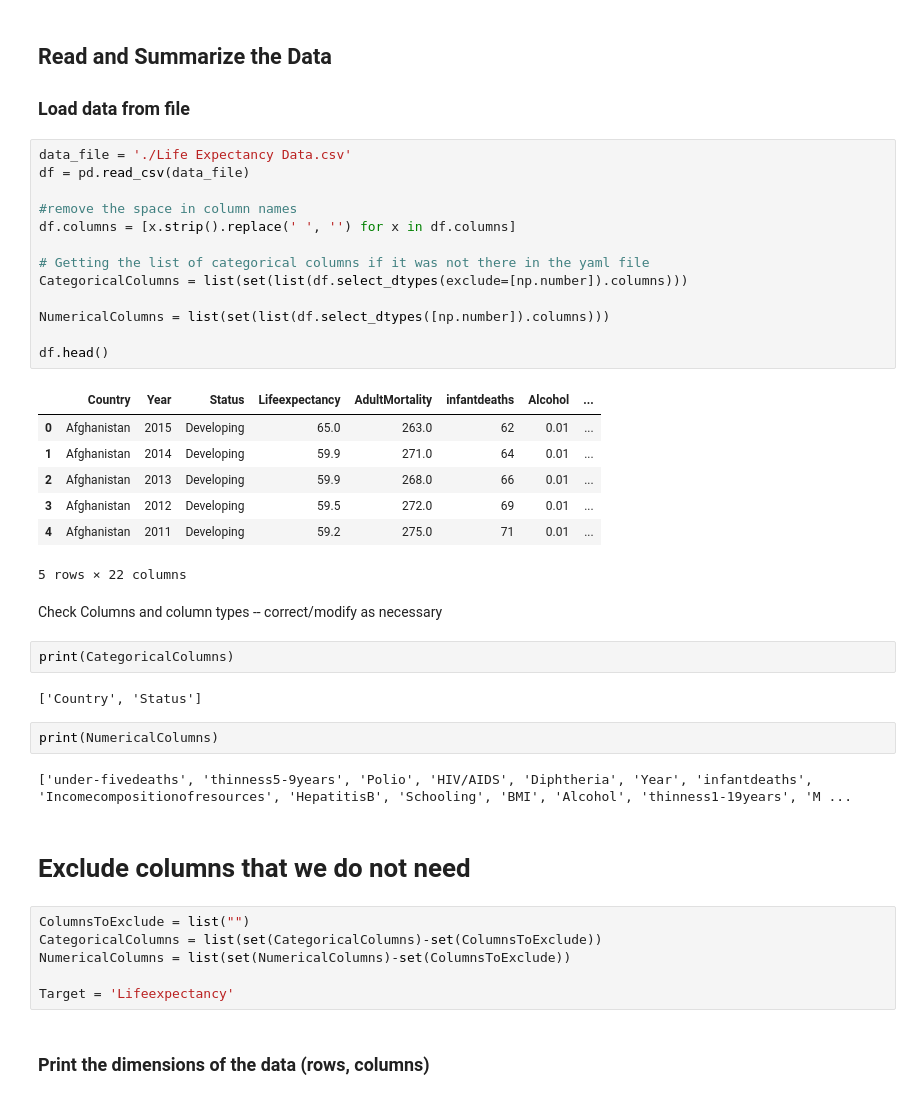
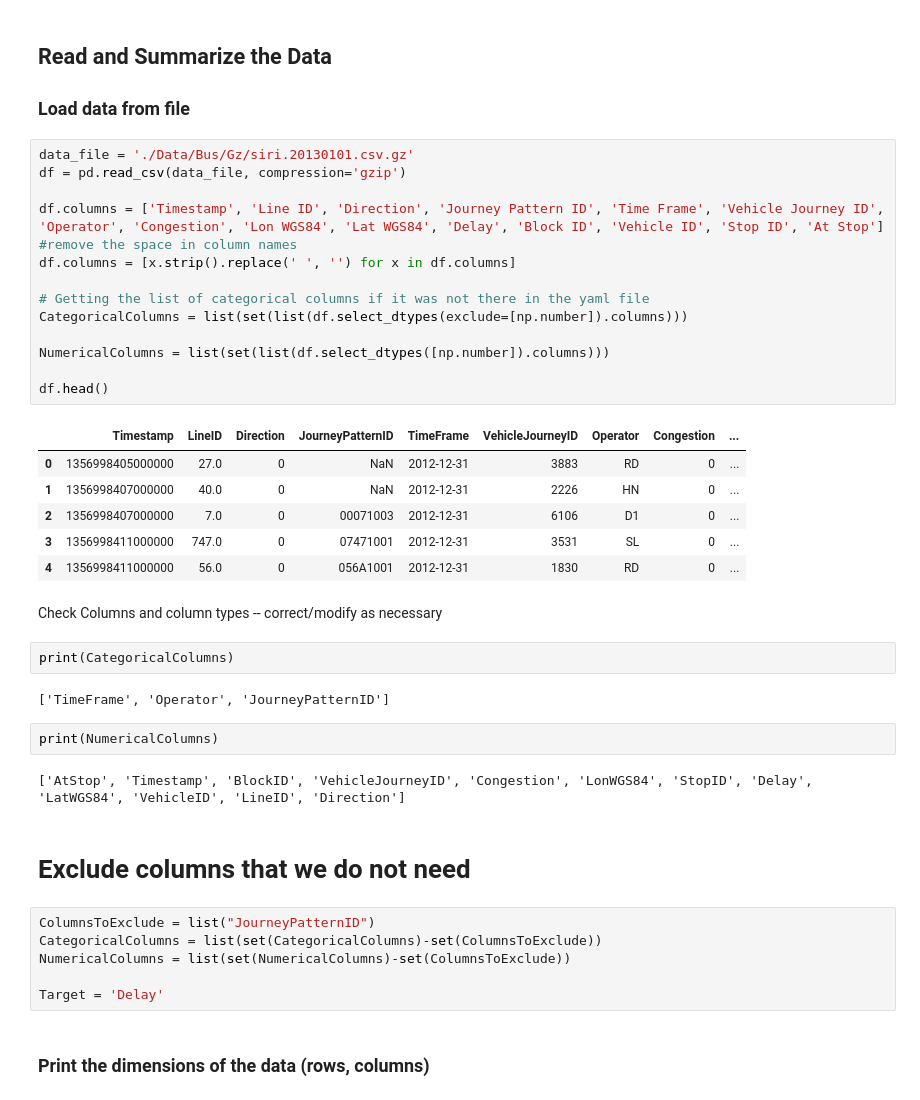
Before and after one commit to sba22230/DublinBusWeatherProject, a Jupyter notebook: Standalone_EDA.ipynb, the cells around one changed output. Drawn from its saved outputs; the diff is of its cells as text.

Commit message:
updates for Dublin bus
Tidied up dublin bus data

```diff
--- a/Standalone_EDA.ipynb
+++ b/Standalone_EDA.ipynb
@@ -441,44 +455,44 @@ sns.set_style('whitegrid')
 
 ### Load data from file
 # %%
-data_file = './Life Expectancy Data.csv'
-df = pd.read_csv(data_file)
+data_file = './Data/Bus/Gz/siri.20130101.csv.gz'
+df = pd.read_csv(data_file, compression='gzip')
 
+df.columns = ['Timestamp', 'Line ID', 'Direction', 'Journey Pattern ID', 'Time Frame', 'Vehicle Journey ID', 'Operator', 'Congestion', 'Lon WGS84', 'Lat WGS84', 'Delay', 'Block ID', 'Vehicle ID', 'Stop ID', 'At Stop']
 #remove the space in column names
 df.columns = [x.strip().replace(' ', '') for x in df.columns]
 
 # Getting the list of categorical columns if it was not there in the yaml file
 CategoricalColumns = list(set(list(df.select_dtypes(exclude=[np.number]).columns)))
 
 NumericalColumns = list(set(list(df.select_dtypes([np.number]).columns)))
 
 df.head()
 # %% [output]
-|  | Country | Year | Status | Lifeexpectancy | AdultMortality | infantdeaths | Alcohol | ... |
-| 0 | Afghanistan | 2015 | Developing | 65.0 | 263.0 | 62 | 0.01 | ... |
-| 1 | Afghanistan | 2014 | Developing | 59.9 | 271.0 | 64 | 0.01 | ... |
-| 2 | Afghanistan | 2013 | Developing | 59.9 | 268.0 | 66 | 0.01 | ... |
-| 3 | Afghanistan | 2012 | Developing | 59.5 | 272.0 | 69 | 0.01 | ... |
-| 4 | Afghanistan | 2011 | Developing | 59.2 | 275.0 | 71 | 0.01 | ... |
+|  | Timestamp | LineID | Direction | JourneyPatternID | TimeFrame | VehicleJourneyID | Operator | Congestion | ... |
+| 0 | 1356998405000000 | 27.0 | 0 | NaN | 2012-12-31 | 3883 | RD | 0 | ... |
+| 1 | 1356998407000000 | 40.0 | 0 | NaN | 2012-12-31 | 2226 | HN | 0 | ... |
+| 2 | 1356998407000000 | 7.0 | 0 | 00071003 | 2012-12-31 | 6106 | D1 | 0 | ... |
+| 3 | 1356998411000000 | 747.0 | 0 | 07471001 | 2012-12-31 | 3531 | SL | 0 | ... |
+| 4 | 1356998411000000 | 56.0 | 0 | 056A1001 | 2012-12-31 | 1830 | RD | 0 | ... |
-5 rows × 22 columns
 # %% [markdown]
 Check Columns and column types -- correct/modify as necessary
 # %%
 print(CategoricalColumns)
 # %% [output]
-['Country', 'Status']
+['TimeFrame', 'Operator', 'JourneyPatternID']
 # %%
 print(NumericalColumns)
 # %% [output]
-['under-fivedeaths', 'thinness5-9years', 'Polio', 'HIV/AIDS', 'Diphtheria', 'Year', 'infantdeaths', 'Incomecompositionofresources', 'HepatitisB', 'Schooling', 'BMI', 'Alcohol', 'thinness1-19years', 'M ...
+['AtStop', 'Timestamp', 'BlockID', 'VehicleJourneyID', 'Congestion', 'LonWGS84', 'StopID', 'Delay', 'LatWGS84', 'VehicleID', 'LineID', 'Direction']
 # %% [markdown]
 # Exclude columns that we do not need
 # %%
-ColumnsToExclude = list("")
+ColumnsToExclude = list("JourneyPatternID")
 CategoricalColumns = list(set(CategoricalColumns)-set(ColumnsToExclude))
 NumericalColumns = list(set(NumericalColumns)-set(ColumnsToExclude))
 
-Target = 'Lifeexpectancy'
+Target = 'Delay'
 # %% [markdown]
 ### Print the dimensions of the data (rows, columns)
 # %%
```
Also changed, not shown: parts of 6 cells of this notebook, 2 other files.
